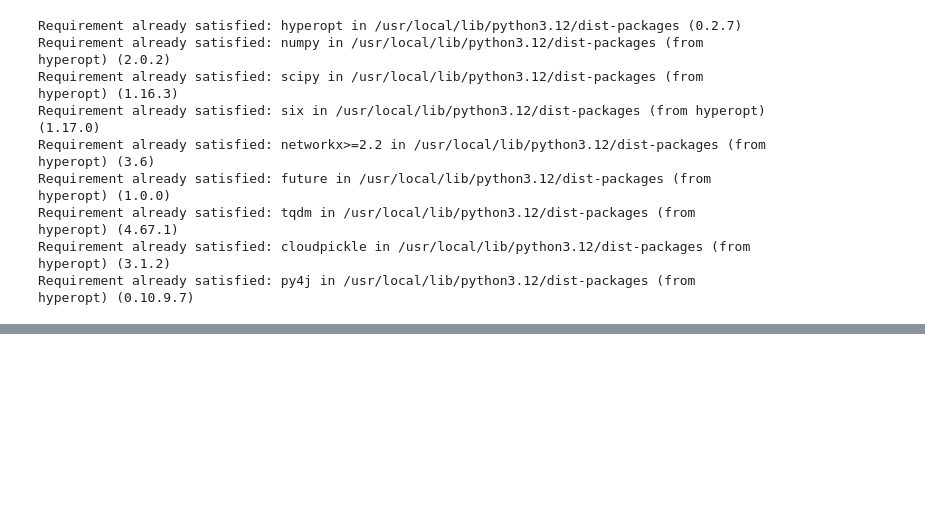
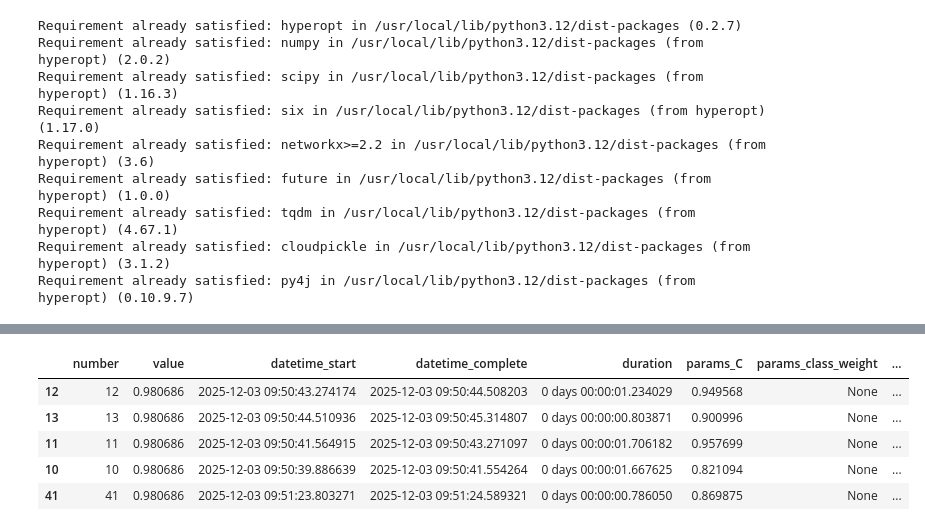
Before and after one commit to senemcet/automlcourse, a Jupyter notebook: 301125.ipynb, the cells around one changed output, grey strips where cells are left out. Drawn from its saved outputs; the diff is of its cells as text; code cells hidden in the pictures; blank space fills up the shorter version.

```diff
--- a/301125.ipynb
+++ b/301125.ipynb
@@ -137,0 +266,20 @@ def objective(params):
+# %%
+############# Pipeline #######################
+# Pipeline + Optuna ile Logistic Regression HPO
+# Breast Cancer veri seti (sklearn)
+
+!pip install optuna -q
+
+import optuna
+import numpy as np
+import pandas as pd
+
+from sklearn.datasets import load_breast_cancer
+from sklearn.model_selection import cross_val_score
+from sklearn.preprocessing import StandardScaler
+from sklearn.linear_model import LogisticRegression
+from sklearn.pipeline import Pipeline
+
+#veri setini yükle
+data = load_breast_cancer()
+X, y = data.data, data.target
@@ -137,0 +354,22 @@ def objective(params):
+# %%
+#Optuna çalıştırma
+study = optuna.create_study(
+    study_name="breast_cancer_pipeline_logreg",
+    direction="maximize"  # accuracy'yi maksimize edeceğiz
+)
+
+# n_trials: deneme sayısı (daha fazla deneme = daha iyi sonuç, daha uzun süre)
+study.optimize(objective, n_trials=50, show_progress_bar=True)
+
+
+#sonuçların özeti
+
+print("En iyi skor (CV accuracy):", study.best_value)
+print("En iyi hiperparametreler:")
+for k, v in study.best_params.items():
+    print(f"  {k}: {v}")
+
+#isteğe bağlı: tüm denemeleri DataFrame olarak görmek için
+trials_df = study.trials_dataframe()
+display(trials_df.sort_values("value", ascending=False).head())
+# %% [output]
@@ -137,0 +394,6 @@ def objective(params):
+|  | number | value | datetime_start | datetime_complete | duration | params_C | params_class_weight | ... |
+| 12 | 12 | 0.980686 | 2025-12-03 09:50:43.274174 | 2025-12-03 09:50:44.508203 | 0 days 00:00:01.234029 | 0.949568 | None | ... |
+| 13 | 13 | 0.980686 | 2025-12-03 09:50:44.510936 | 2025-12-03 09:50:45.314807 | 0 days 00:00:00.803871 | 0.900996 | None | ... |
+| 11 | 11 | 0.980686 | 2025-12-03 09:50:41.564915 | 2025-12-03 09:50:43.271097 | 0 days 00:00:01.706182 | 0.957699 | None | ... |
+| 10 | 10 | 0.980686 | 2025-12-03 09:50:39.886639 | 2025-12-03 09:50:41.554264 | 0 days 00:00:01.667625 | 0.821094 | None | ... |
+| 41 | 41 | 0.980686 | 2025-12-03 09:51:23.803271 | 2025-12-03 09:51:24.589321 | 0 days 00:00:00.786050 | 0.869875 | None | ... |
```
Also changed, not shown: parts of 19 cells of this notebook.
